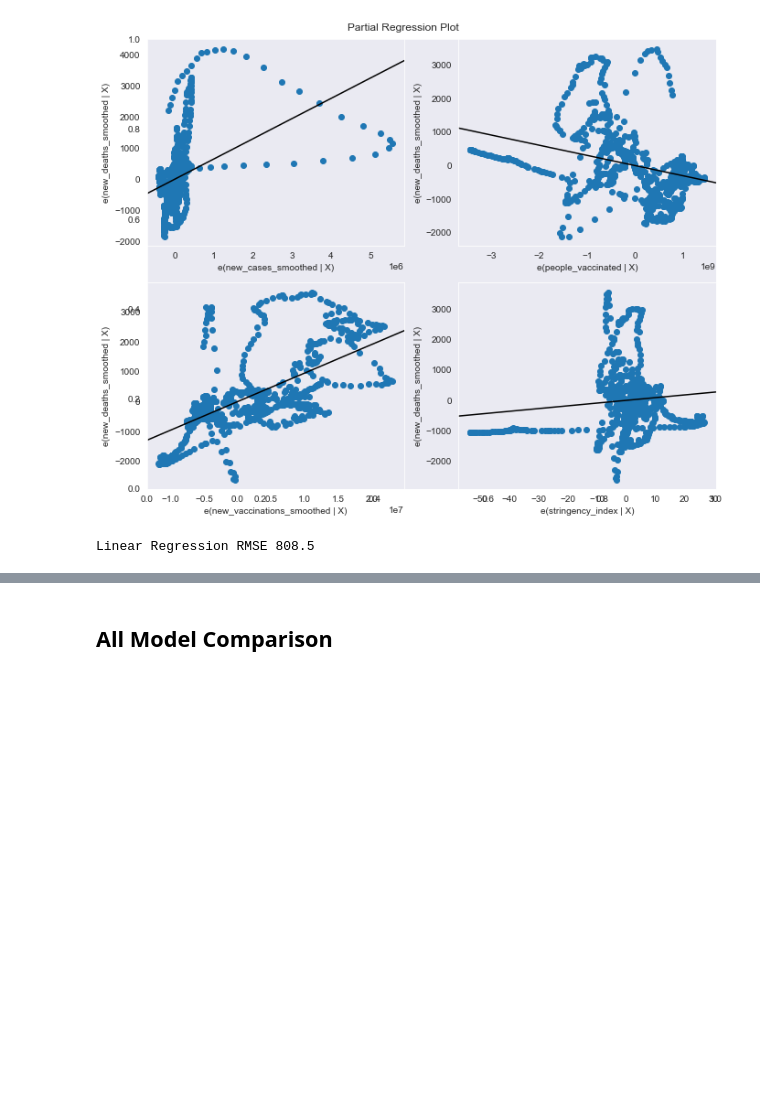
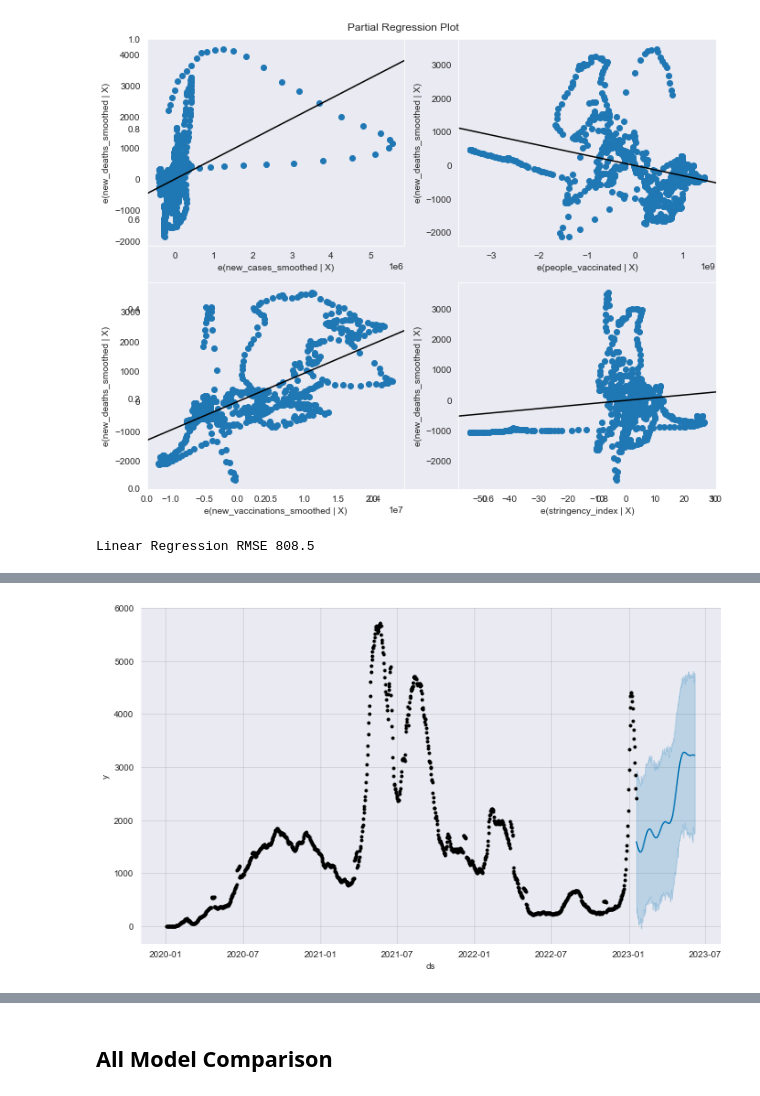
Before and after one commit to Bella3s/Covid-19-Time-Series-Modeling, a Jupyter notebook: index.ipynb, the cells around one changed output, grey strips where cells are left out. Cells and saved outputs as stored; diff of their text form; code cells hidden in the pictures; blank space fills up the shorter version.

Commit message:
FB Prophet model

```diff
--- a/index.ipynb
+++ b/index.ipynb
@@ -1272,0 +1255,13 @@ Linear Regression RMSE 808.5
+# %%
+# reformat for Prophet
+data_train = {'ds': train.index, 'y': y_train.values}
+train_prophet = pd.DataFrame.from_dict(data_train)
+
+data_val = {'ds': validate.index, 'y': y_val.values}
+val_prophet = pd.DataFrame.from_dict(data_val)
+# %%
+# create model - default uncertainty is 80% - update to 95%
+prophet_model = Prophet(interval_width=0.95)
+
+# Fit Model
+prophet_model.fit(train_prophet)
@@ -1272,0 +1272,3 @@ Linear Regression RMSE 808.5
+# %%
+# predict using future dates
+y_preds_prophet = prophet_model.predict(val_prophet[['ds']])
@@ -1272,0 +1284,5 @@ Linear Regression RMSE 808.5
+# %%
+prophet_model.plot(y_preds_prophet, uncertainty=True)
+plt.show()
+# %% [output]
+[figure, added]
```
Also changed, not shown: parts of 11 cells of this notebook.
